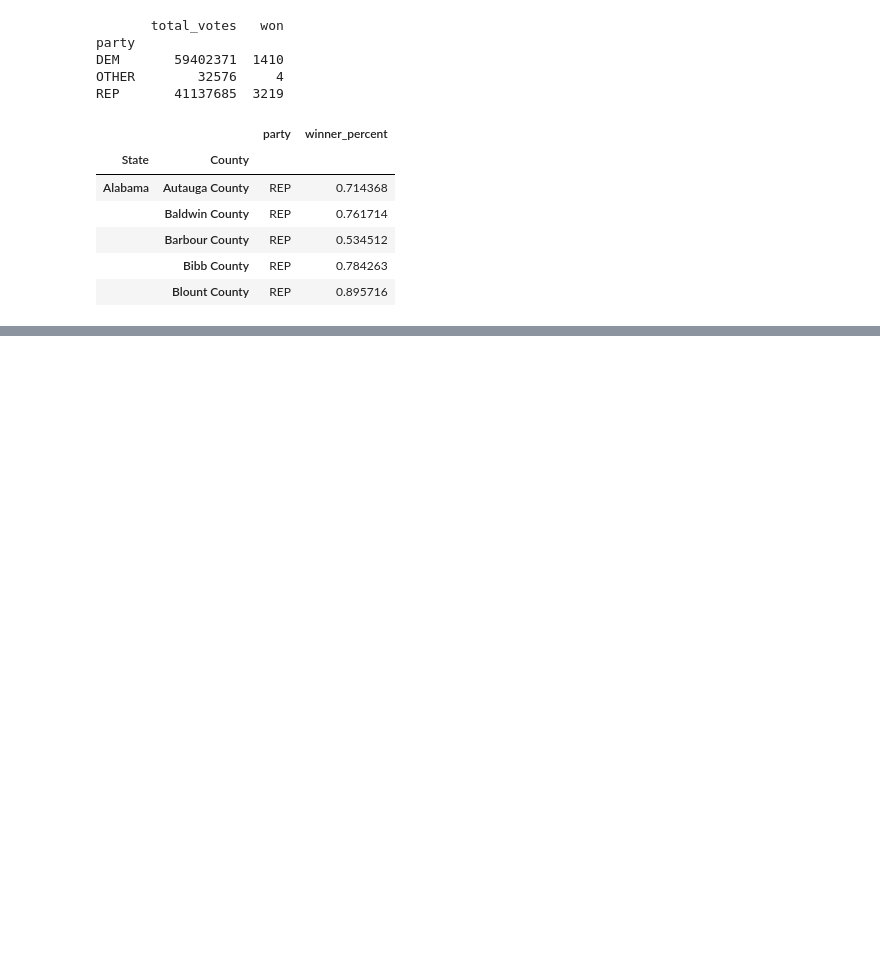
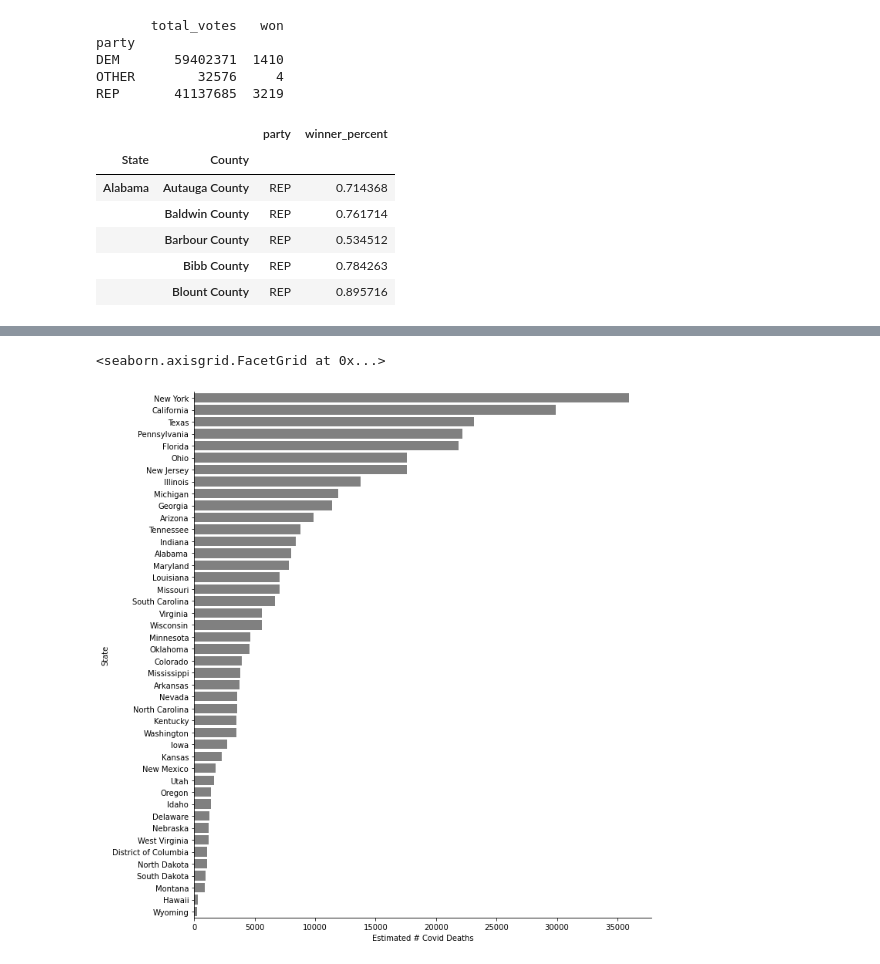
Before and after one commit to lauracharlotteli/cs216project, a Jupyter notebook: 216_project.ipynb, the cells around one changed output, grey strips where cells are left out. Cells and saved outputs as stored; diff of their text form; code cells hidden in the pictures; blank space fills up the shorter version.

Commit message:
some visualizations

```diff
--- a/216_project.ipynb
+++ b/216_project.ipynb
@@ -321,3 +322,19 @@ covid_party.head()
 |  | Baldwin County | 2428 | NaN | American Indian or Alaska Native | NaN | REP | 0.761714 |
 |  | Baldwin County | 2160 | NaN | Asian | NaN | REP | 0.761714 |
 |  | Baldwin County | 0 | NaN | Native Hawaiian or Other Pacific ... | NaN | REP | 0.761714 |
+# %%
+cp = covid_party.reset_index()
+cp_nc = cp[cp["State"]=="North Carolina"]
+total_pop_nc = cp_nc.groupby('County')['Estimated Total'].sum()
+cp_nc = pd.merge(cp_nc, total_pop_nc, how='outer', on='County', suffixes=('', ' (All Races)'))
+cp_nc['% Total Population'] = cp_nc['Estimated Total']/cp_nc['Estimated Total (All Races)']
+total_pop = cp.groupby('County')['Estimated Total'].sum()
+cp = pd.merge(cp, total_pop, how='outer', on='County', suffixes=('', ' (All Races)'))
+cp['% Total Population'] = cp['Estimated Total']/cp['Estimated Total (All Races)']#*100
+# %%
+cp_total_deaths = cp.groupby('State')['Estimated # Covid Deaths'].sum().reset_index()
+cp_total_deaths = cp_total_deaths.sort_values(by="Estimated # Covid Deaths", ascending=False)
+sns.catplot(data=cp_total_deaths, x='Estimated # Covid Deaths', y='State', kind="bar", color="gray", height=10)
+# %% [output]
+<seaborn.axisgrid.FacetGrid at 0x...>
+[figure, added]
```
Also changed, not shown: parts of 6 cells of this notebook.
